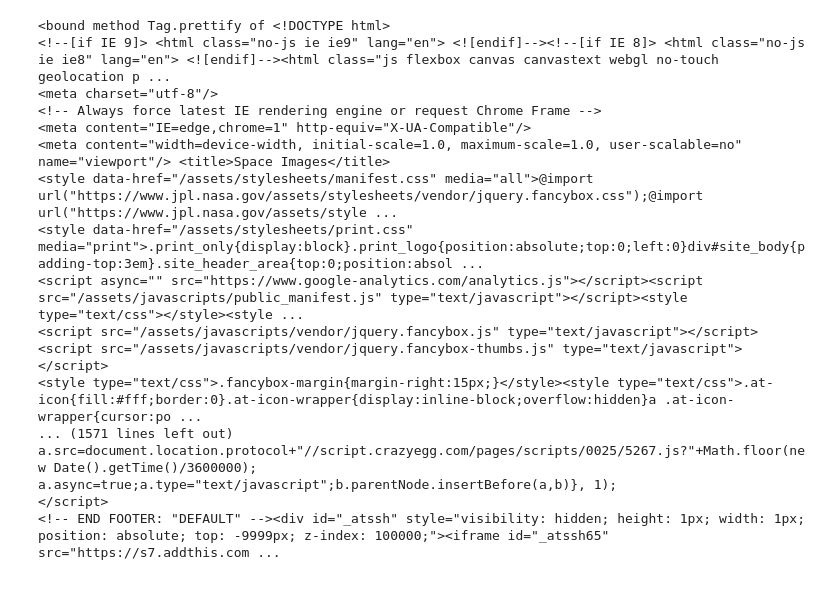
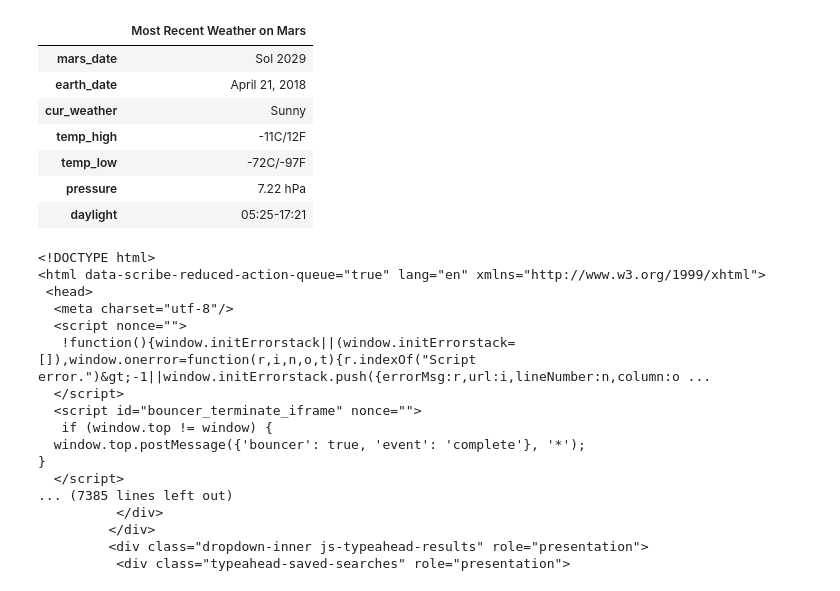
Before and after one commit to hmlanden/MarsPy, a Jupyter notebook: mission_to_mars.ipynb, the cells around one changed output. Cells and saved outputs as stored; diff of their text form; code cells hidden in the pictures.

Commit message:
finish weather data scraping and create dataframe from info

```diff
--- a/mission_to_mars.ipynb
+++ b/mission_to_mars.ipynb
@@ -60,20 +58,59 @@ featured_url = f'https://www.jpl.nasa.gov/spaceimages/images/largesize/{featured
-# %%
-webpage.prettify
-# %% [output]
-<bound method Tag.prettify of <!DOCTYPE html>
-<!--[if IE 9]> <html class="no-js ie ie9" lang="en"> <![endif]--><!--[if IE 8]> <html class="no-js ie ie8" lang="en"> <![endif]--><html class="js flexbox canvas canvastext webgl no-touch geolocation p ...
-<meta charset="utf-8"/>
-<!-- Always force latest IE rendering engine or request Chrome Frame -->
-<meta content="IE=edge,chrome=1" http-equiv="X-UA-Compatible"/>
-<meta content="width=device-width, initial-scale=1.0, maximum-scale=1.0, user-scalable=no" name="viewport"/> <title>Space Images</title>
-<style data-href="/assets/stylesheets/manifest.css" media="all">@import url("https://www.jpl.nasa.gov/assets/stylesheets/vendor/jquery.fancybox.css");@import url("https://www.jpl.nasa.gov/assets/style ...
-<style data-href="/assets/stylesheets/print.css" media="print">.print_only{display:block}.print_logo{position:absolute;top:0;left:0}div#site_body{padding-top:3em}.site_header_area{top:0;position:absol ...
-<script async="" src="https://www.google-analytics.com/analytics.js"></script><script src="/assets/javascripts/public_manifest.js" type="text/javascript"></script><style type="text/css"></style><style ...
-<script src="/assets/javascripts/vendor/jquery.fancybox.js" type="text/javascript"></script>
-<script src="/assets/javascripts/vendor/jquery.fancybox-thumbs.js" type="text/javascript"></script>
-<style type="text/css">.fancybox-margin{margin-right:15px;}</style><style type="text/css">.at-icon{fill:#fff;border:0}.at-icon-wrapper{display:inline-block;overflow:hidden}a .at-icon-wrapper{cursor:po ...
-... (1571 lines left out)
-a.src=document.location.protocol+"//script.crazyegg.com/pages/scripts/0025/5267.js?"+Math.floor(new Date().getTime()/3600000);
-a.async=true;a.type="text/javascript";b.parentNode.insertBefore(a,b)}, 1);
-</script>
-<!-- END FOOTER: "DEFAULT" --><div id="_atssh" style="visibility: hidden; height: 1px; width: 1px; position: absolute; top: -9999px; z-index: 100000;"><iframe id="_atssh65" src="https://s7.addthis.com ...
+# %%
+# ------------------------------------------------------------
+#  Step 4: Scrape Mars Twitter for the most recent weather
+#  update
+# ------------------------------------------------------------
+url = 'https://twitter.com/marswxreport?lang=en'
+browser.visit(url)
+html = browser.html
+webpage = soup(html, 'html.parser')
+
+std_tweet_class = 'TweetTextSize TweetTextSize--normal js-tweet-text tweet-text'
+
+# pull text of most recent tweet about the weather
+recent_weather = soup.find_all(webpage, 'p', class_= std_tweet_class)[0].get_text()
+
+# create split string to pull apart and add to dataframe
+recent_weather_split = recent_weather.split(',')
+recent_weather_split = [i.split(' ') for i in recent_weather_split][2:]
+
+# create dictionary to turn into a dataframe
+weather_dict = {'mars_date':f'{recent_weather.split("(")[0]}',
+                'earth_date':f'{recent_weather.split("(")[1].split(")")[0]}',
+                'cur_weather':f'{recent_weather_split[0][1]}',
+                'temp_high':f'{recent_weather_split[1][2]}',
+                'temp_low':f'{recent_weather_split[2][2]}',
+                'pressure':f'{recent_weather_split[3][3]} {recent_weather_split[3][4]}',
+                'daylight':f'{recent_weather_split[4][2]}'}
+weather_df = pd.DataFrame.from_dict(weather_dict, orient='index')
+weather_df = weather_df.rename(columns={0:'Most Recent Weather on Mars'})
+weather_df
+# %% [output]
+|  | Most Recent Weather on Mars |
+| mars_date | Sol 2029 |
+| earth_date | April 21, 2018 |
+| cur_weather | Sunny |
+| temp_high | -11C/12F |
+| temp_low | -72C/-97F |
+| pressure | 7.22 hPa |
+| daylight | 05:25-17:21 |
+# %%
+print(webpage.prettify())
+# %% [output]
+<!DOCTYPE html>
+<html data-scribe-reduced-action-queue="true" lang="en" xmlns="http://www.w3.org/1999/xhtml">
+ <head>
+  <meta charset="utf-8"/>
+  <script nonce="">
+   !function(){window.initErrorstack||(window.initErrorstack=[]),window.onerror=function(r,i,n,o,t){r.indexOf("Script error.")&gt;-1||window.initErrorstack.push({errorMsg:r,url:i,lineNumber:n,column:o ...
+  </script>
+  <script id="bouncer_terminate_iframe" nonce="">
+   if (window.top != window) {
+  window.top.postMessage({'bouncer': true, 'event': 'complete'}, '*');
+}
+  </script>
+... (7385 lines left out)
+          </div>
+         </div>
+         <div class="dropdown-inner js-typeahead-results" role="presentation">
+          <div class="typeahead-saved-searches" role="presentation">
```
Also changed, not shown: parts of 1 cell of this notebook.
